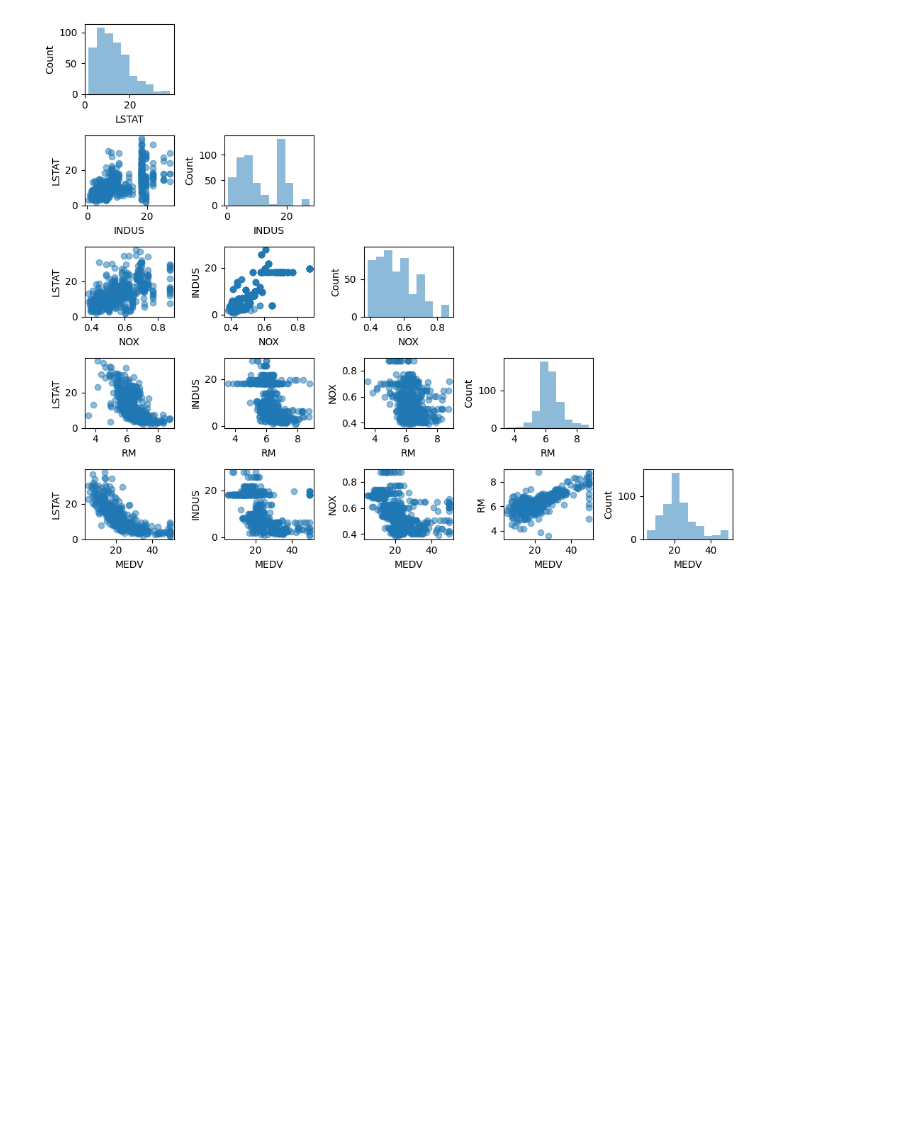
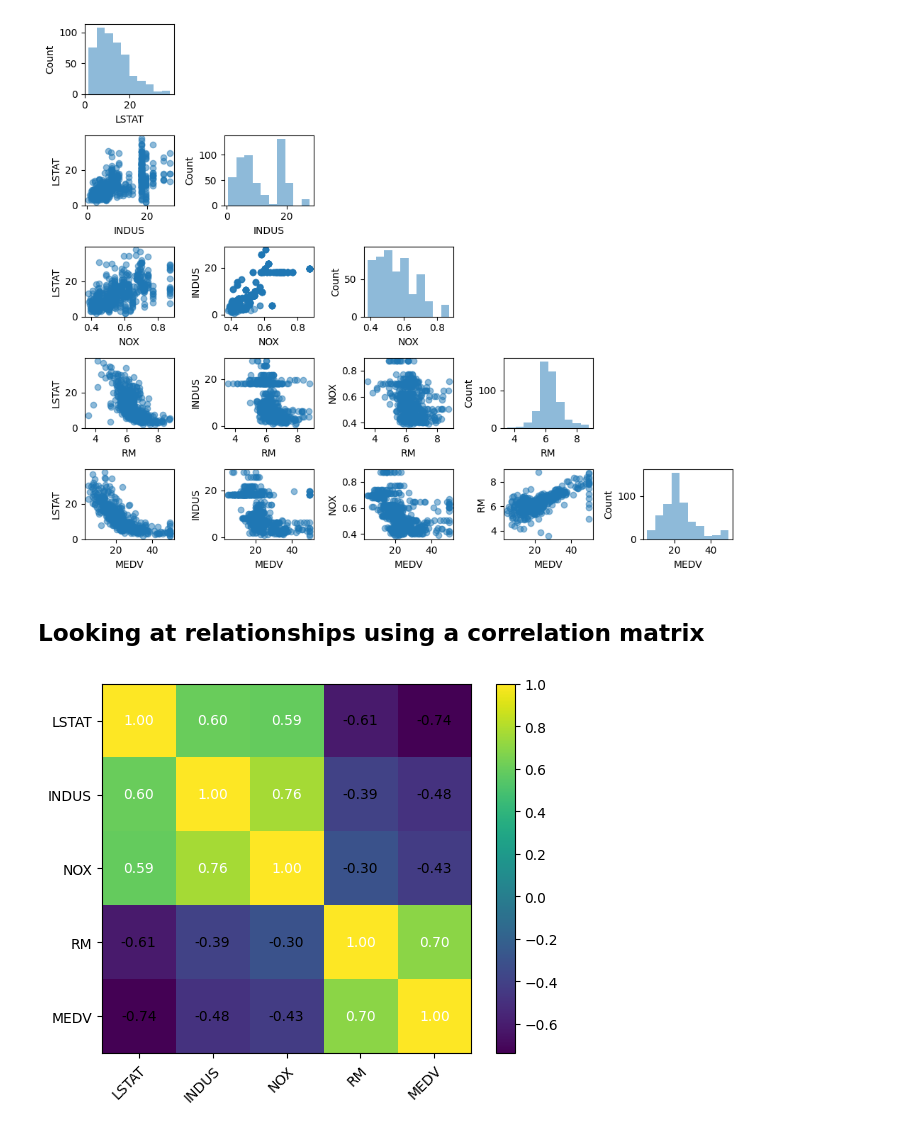
Before and after one commit to Sann-Htet/Machine-Learning-and-Deep-Learning-with-Python-scikit-learn-and-TensorFlow, a Jupyter notebook: Chapter 10/ch10-Predicting_Continuous_Target_Variables_with_Regression_Analysis.ipynb, the cells around one changed output. Cells and saved outputs as stored; diff of their text form; code cells hidden in the pictures; blank space fills up the shorter version.

Commit message:
visualizing correlation matrix using heatmap

```diff
--- a/Chapter 10/ch10-Predicting_Continuous_Target_Variables_with_Regression_Analysis.ipynb
+++ b/Chapter 10/ch10-Predicting_Continuous_Target_Variables_with_Regression_Analysis.ipynb
@@ -59,3 +59,14 @@ plt.tight_layout()
 plt.show()
 # %% [output]
 [figure]
+# %% [markdown]
+## Looking at relationships using a correlation matrix
+# %%
+import numpy as np
+from mlxtend.plotting import heatmap
+
+cm = np.corrcoef(df[cols].values.T)
+heatmap(cm, row_names=cols, column_names=cols)
+plt.show()
+# %% [output]
+[figure, added]
```
Also changed, not shown: parts of 2 cells of this notebook.
